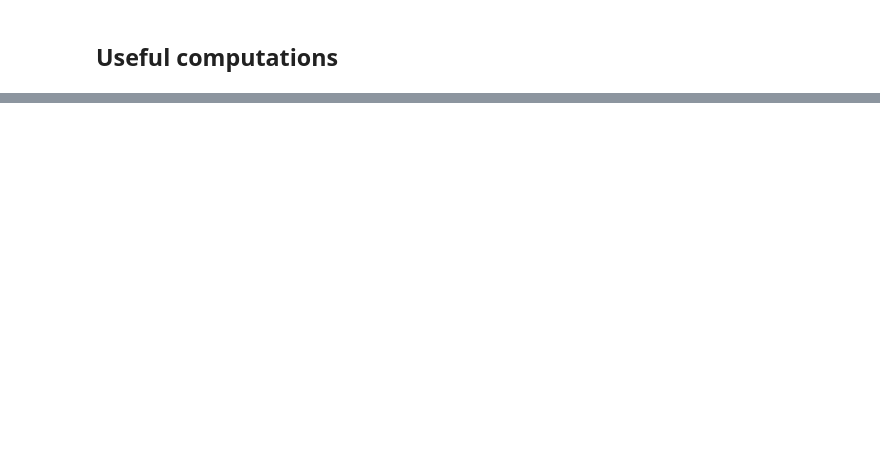
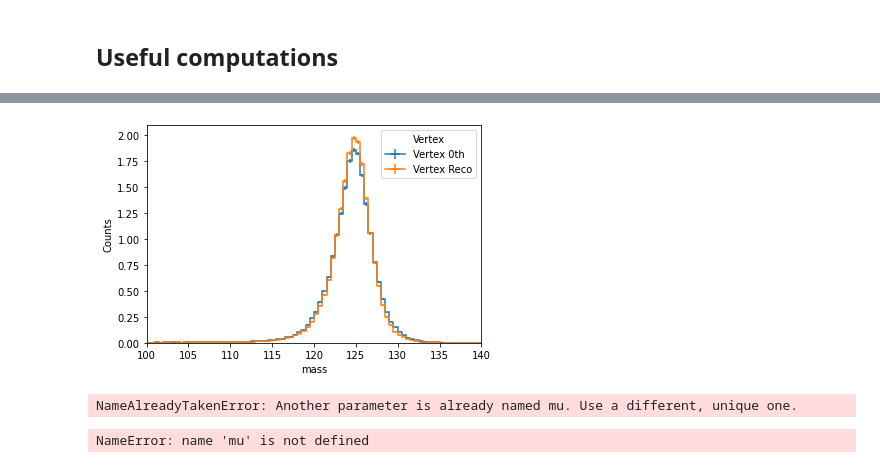
Before and after one commit to maxgalli/UsefulHEPScripts, a Jupyter notebook: vertex_investigation/vertex_plots_multi.ipynb, the cells around one changed output, grey strips where cells are left out. Cells and saved outputs as stored; diff of their text form; code cells hidden in the pictures; blank space fills up the shorter version.

```diff
--- a/vertex_investigation/vertex_plots_multi.ipynb
+++ b/vertex_investigation/vertex_plots_multi.ipynb
@@ -151,0 +277,42 @@ Type:      method
+# %%
+# EE EE
+
+var = 'mass'
+arr_vtx0_ee = arr_vtx0[np.maximum(abs(arr_vtx0.lead_eta), abs(arr_vtx0.sublead_eta)) > 1.5]
+arr_custom_ee = arr_custom[np.maximum(abs(arr_custom.lead_eta), abs(arr_custom.sublead_eta)) > 1.5]
+
+histo_ee = hist.Hist("Counts",
+                     hist.Cat("vertex", "Vertex"),
+                     hist.Bin(var, "{}".format(var), specs[var]['bins'], *specs[var]['range'])
+                    )
+histo_ee.fill(vertex="Vertex 0th", mass=arr_vtx0_ee[var], weight=arr_vtx0_ee["weight"])
+histo_ee.fill(vertex="Vertex Reco", mass=arr_custom_ee[var], weight=arr_custom_ee["weight"])
+
+fig, ax = plt.subplots()
+hist.plot1d(histo_ee, density=False)
+plt.show();
+# %% [output]
+[figure, added]
+# %%
+fit_range = (115, 135)
+obs = zfit.Space("M", limits=fit_range)
+
+# Create model
+mu = zfit.Parameter("mu", 125, 120, 130)
+sigma = zfit.Parameter("sigma", 1, 0.1, 3)
+mu_cb = zfit.Parameter("mu_cb", 125, 120, 130)
+sigma_cb = zfit.Parameter("sigma_cb", 1, 0.1, 3)
+n = zfit.Parameter("n", 1, 0, 5)
+alpha = zfit.Parameter("alpha", 1, 0, 20)
+frac = zfit.Parameter("frac", 0.5, 0, 1)
+
+gauss = zfit.pdf.Gauss(obs=obs, mu=mu, sigma=sigma)
+cb = zfit.pdf.CrystalBall(obs=obs, mu=mu_cb, sigma=sigma_cb, n=n, alpha=alpha)
+
+model = zfit.pdf.SumPDF(pdfs=[gauss, cb], fracs=frac)
+# %% [output]
+NameAlreadyTakenError: Another parameter is already named mu. Use a different, unique one.
+# %%
+del obs, mu, sigma, mu_cb, sigma_cb, n, alpha, frac, gauss, cb, model
+# %% [output]
+NameError: name 'mu' is not defined
```
Also changed, not shown: parts of 47 cells of this notebook, 9 other files.
